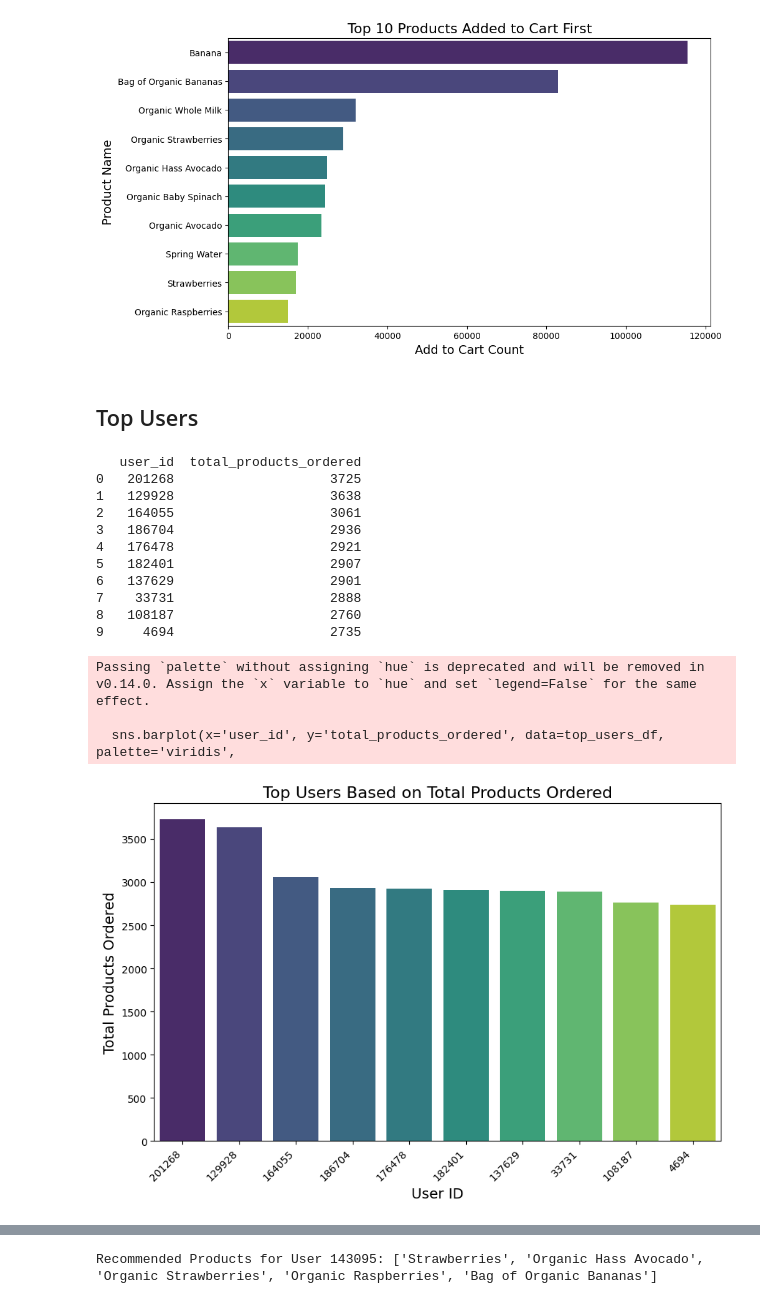
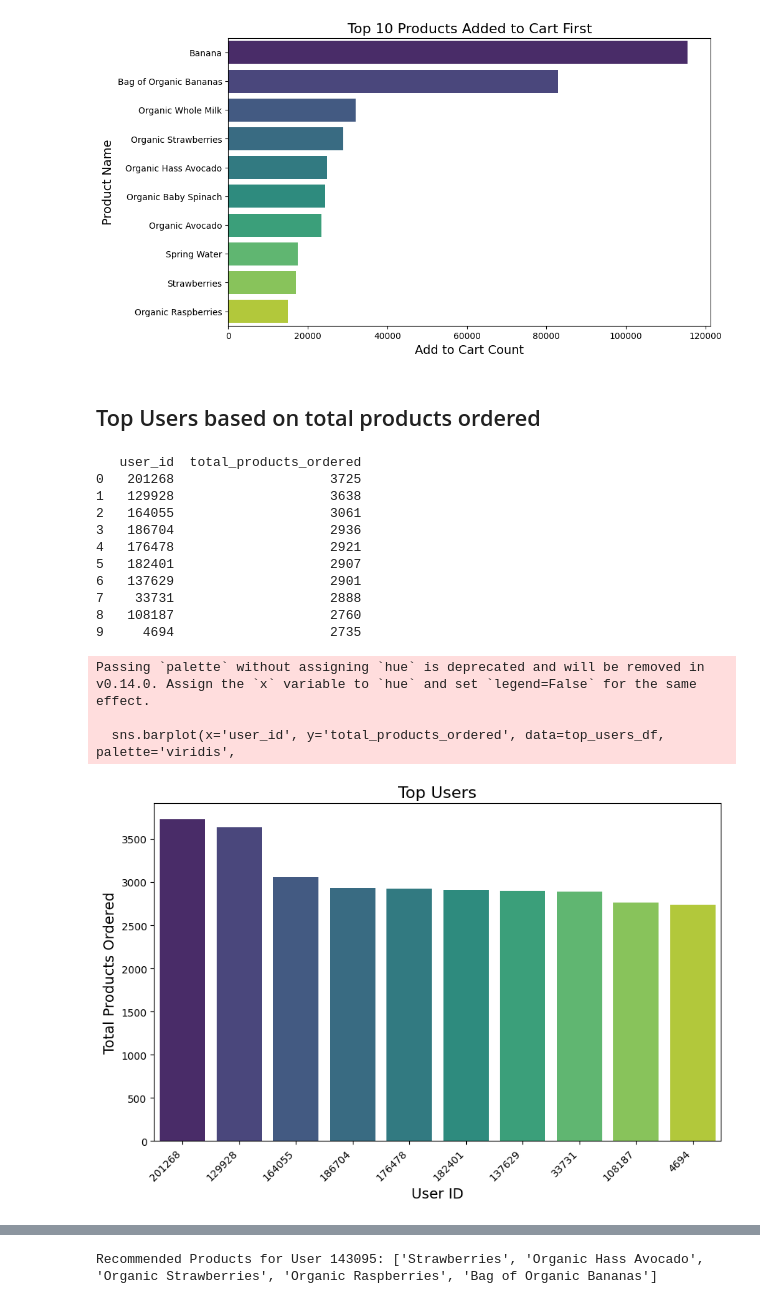
Before and after one commit to mirajkarsneha/instacart-market-basket-analysis, a Jupyter notebook: customer_next_order_analysis.ipynb, the cells around one changed output, grey strips where cells are left out. Cells and saved outputs as stored; diff of their text form; code cells hidden in the pictures.

Commit message:
Added plots

```diff
--- a/customer_next_order_analysis.ipynb
+++ b/customer_next_order_analysis.ipynb
@@ -87,7 +87,7 @@ Passing `palette` without assigning `hue` is deprecated and will be removed in v
   sns.barplot(x='AddToCartCount', y='product_name', data=top_products_df, palette='viridis')
 [figure]
 # %% [markdown]
-## Top Users
+## Top Users based on total products ordered
 # %%
 from google.cloud import bigquery
 import pandas as pd
@@ -141,34 +141,34 @@ def get_top_users_and_plot(project_id):
                 order=top_users_df['user_id'])
 
     # Adding titles and labels
-    plt.title('Top Users Based on Total Products Ordered', fontsize=16)
+    plt.title('Top Users', fontsize=16)
     plt.xlabel('User ID', fontsize=14)
     plt.ylabel('Total Products Ordered', fontsize=14)
 
     # Rotate x-axis labels to make them readable
     plt.xticks(rotation=45, ha='right')
 
     # Show the plot
     plt.show()
 
     # Return the DataFrame in case you want to inspect it later
     return top_users_df
 
 # Call the method to fetch and plot the top users
 top_users_df = get_top_users_and_plot(project_id)
 # %% [output]
    user_id  total_products_ordered
 0   201268                    3725
 1   129928                    3638
 2   164055                    3061
 3   186704                    2936
 4   176478                    2921
 5   182401                    2907
 6   137629                    2901
 7    33731                    2888
 8   108187                    2760
 9     4694                    2735
 Passing `palette` without assigning `hue` is deprecated and will be removed in v0.14.0. Assign the `x` variable to `hue` and set `legend=False` for the same effect.
 
   sns.barplot(x='user_id', y='total_products_ordered', data=top_users_df, palette='viridis',
-[figure, old version]
+[figure, new version]
```
Also changed, not shown: parts of 6 cells of this notebook.
